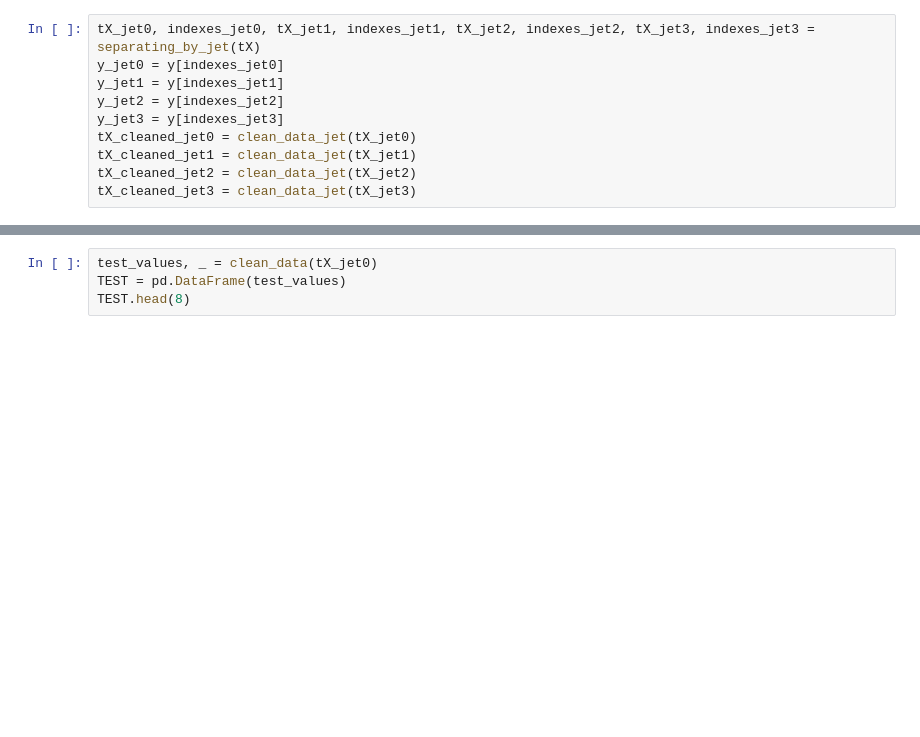
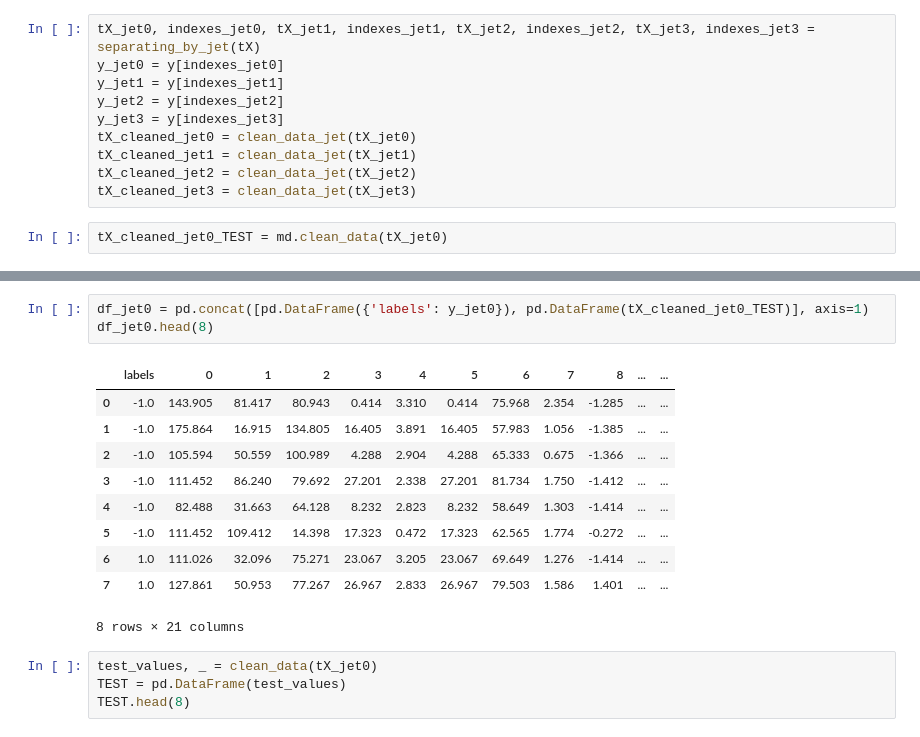
Before and after one commit to Shirley0210/PCML_project1, a Jupyter notebook: project1.ipynb, the cells around one changed output, grey strips where cells are left out. Drawn from its saved outputs; the diff is of its cells as text; blank space fills up the shorter version.

```diff
--- a/project1.ipynb
+++ b/project1.ipynb
@@ -832,6 +837,8 @@ tX_cleaned_jet0 = clean_data_jet(tX_jet0)
 tX_cleaned_jet1 = clean_data_jet(tX_jet1)
 tX_cleaned_jet2 = clean_data_jet(tX_jet2)
 tX_cleaned_jet3 = clean_data_jet(tX_jet3)
+# %%
+tX_cleaned_jet0_TEST = md.clean_data(tX_jet0)
 # %%
 df_jet0 = pd.concat([pd.DataFrame({'labels': y_jet0}), pd.DataFrame(tX_cleaned_jet0)], axis=1)
 df_jet0.head(8)
@@ -848,3 +856,17 @@ df_jet0.head(8)
+# %%
+df_jet0 = pd.concat([pd.DataFrame({'labels': y_jet0}), pd.DataFrame(tX_cleaned_jet0_TEST)], axis=1)
+df_jet0.head(8)
+# %% [output]
+|  | labels | 0 | 1 | 2 | 3 | 4 | 5 | 6 | 7 | 8 | ... | ... |
+| 0 | -1.0 | 143.905 | 81.417 | 80.943 | 0.414 | 3.310 | 0.414 | 75.968 | 2.354 | -1.285 | ... | ... |
+| 1 | -1.0 | 175.864 | 16.915 | 134.805 | 16.405 | 3.891 | 16.405 | 57.983 | 1.056 | -1.385 | ... | ... |
+| 2 | -1.0 | 105.594 | 50.559 | 100.989 | 4.288 | 2.904 | 4.288 | 65.333 | 0.675 | -1.366 | ... | ... |
+| 3 | -1.0 | 111.452 | 86.240 | 79.692 | 27.201 | 2.338 | 27.201 | 81.734 | 1.750 | -1.412 | ... | ... |
+| 4 | -1.0 | 82.488 | 31.663 | 64.128 | 8.232 | 2.823 | 8.232 | 58.649 | 1.303 | -1.414 | ... | ... |
+| 5 | -1.0 | 111.452 | 109.412 | 14.398 | 17.323 | 0.472 | 17.323 | 62.565 | 1.774 | -0.272 | ... | ... |
+| 6 | 1.0 | 111.026 | 32.096 | 75.271 | 23.067 | 3.205 | 23.067 | 69.649 | 1.276 | -1.414 | ... | ... |
+| 7 | 1.0 | 127.861 | 50.953 | 77.267 | 26.967 | 2.833 | 26.967 | 79.503 | 1.586 | 1.401 | ... | ... |
+8 rows × 21 columns
 # %%
 test_values, _ = clean_data(tX_jet0)
 TEST = pd.DataFrame(test_values)
```
Also changed, not shown: parts of 2 cells of this notebook, 2 other files.
